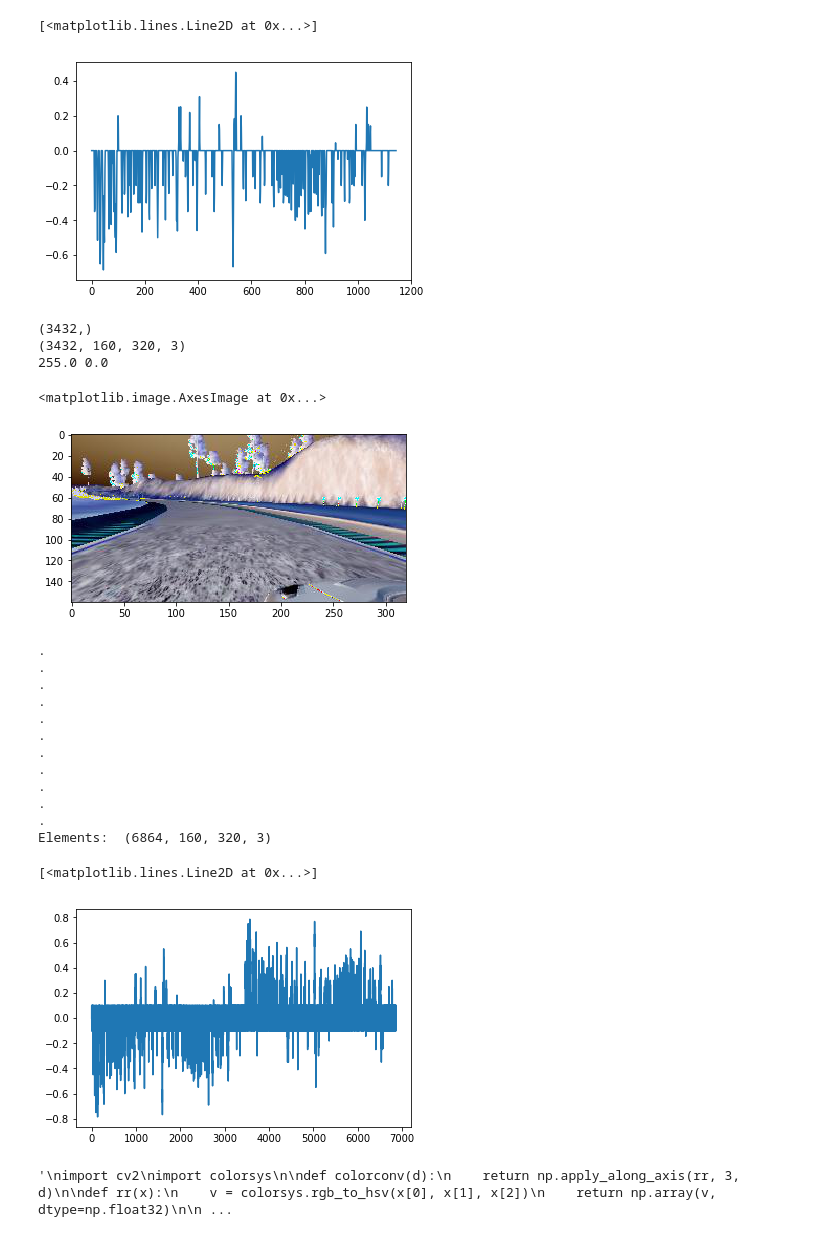
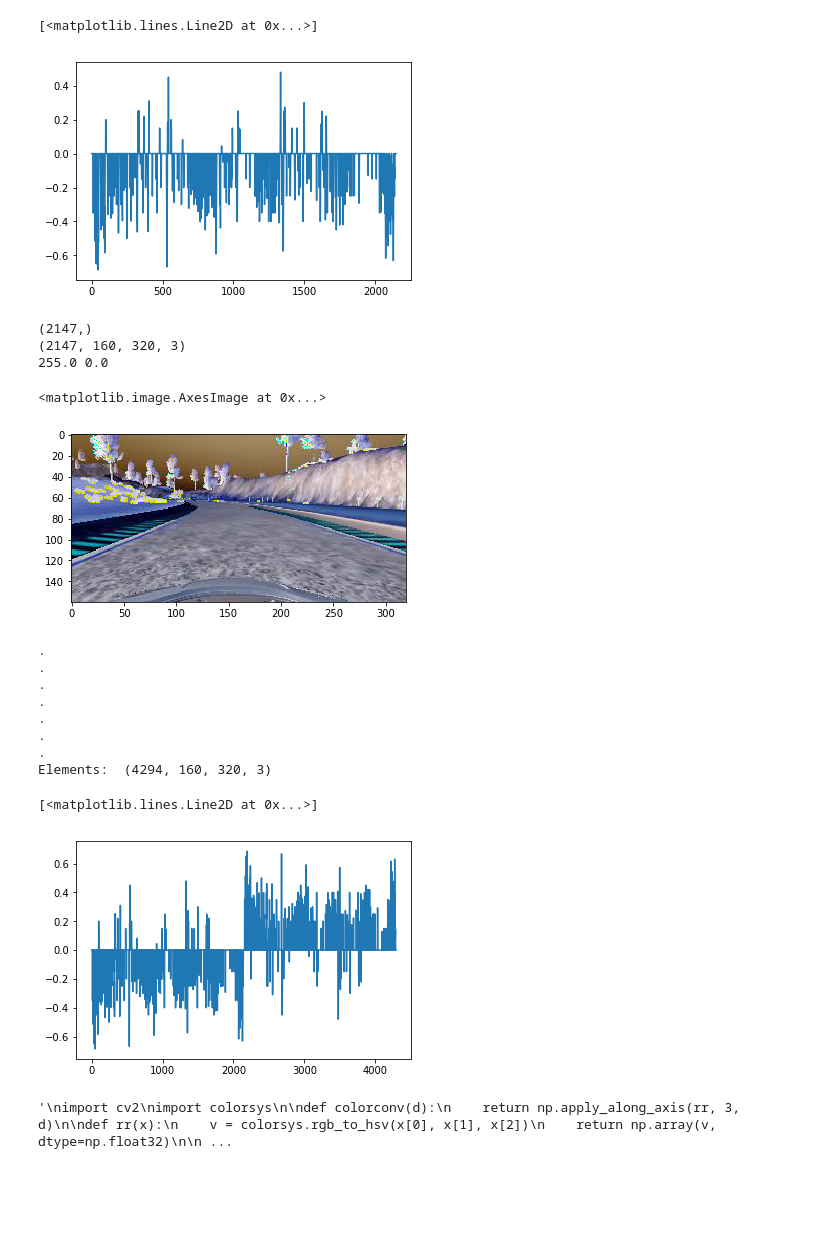
Before and after one commit to tempflip/CarND-Behavioral-Cloning-P3, a Jupyter notebook: generate_model.py.ipynb, the cells around one changed output. Cells and saved outputs as stored; diff of their text form; code cells hidden in the pictures; blank space fills up the shorter version.

```diff
--- a/generate_model.py.ipynb
+++ b/generate_model.py.ipynb
@@ -1,5 +1,5 @@
 # %%
-onServer = False
+onServer = True
 
 import csv
 import numpy as np
@@ -8,7 +8,7 @@ import matplotlib.pyplot as plt
 %matplotlib inline
 
 LOG_DIR = '/Users/tempflip/Desktop/rec2/'
-SERVER_LOG_DIR = '/home/carnd/rec/'
+SERVER_LOG_DIR = '/home/carnd/rec2/'
 LOG_FILE  = 'driving_log.csv'
 log = []
 
@@ -30,49 +30,50 @@ with open(dr + '/' + LOG_FILE, 'r') as f:
 plt.plot(log['STEERING'])
 # %% [output]
 [<matplotlib.lines.Line2D at 0x...>]
-[figure, old version]
+[figure, new version]
 # %%
 from scipy import misc
 im_list = []
 steering_targets = []
 STEERING_ADJUST = 0.1
 
 for i in range(len(log['CENTER'].values)):
     c, l, r = log[['CENTER', 'LEFT', 'RIGHT']].values[i]
     if onServer :
-        c.replace(LOG_DIR, SERVER_LOG_DIR)
-        l.replace(LOG_DIR, SERVER_LOG_DIR)
-        r.replace(LOG_DIR, SERVER_LOG_DIR)
+        c = c.replace(LOG_DIR, SERVER_LOG_DIR)
+        l = l.replace(LOG_DIR, SERVER_LOG_DIR)
+        r = r.replace(LOG_DIR, SERVER_LOG_DIR)
 
     # center camera
     im = misc.imread(c)
     im_list.append(im)
     steering_targets.append(log['STEERING'].values[i])
+
     # left camera
-    im = misc.imread(l)
-    im_list.append(im)
-    steering_targets.append(float(log['STEERING'].values[i]) + STEERING_ADJUST)
+    #im = misc.imread(l)
+    #im_list.append(im)
+    #steering_targets.append(float(log['STEERING'].values[i]) + STEERING_ADJUST)
     # right camera
     # left camera
-    im = misc.imread(r)
-    im_list.append(im)
-    steering_targets.append(float(log['STEERING'].values[i]) - STEERING_ADJUST)
+    #im = misc.imread(r)
+    #im_list.append(im)
+    #steering_targets.append(float(log['STEERING'].values[i]) - STEERING_ADJUST)
 
 im_list = np.array(im_list, dtype=np.float32)
 steering_targets = np.array(steering_targets, dtype=np.float32)
 
 assert(steering_targets.shape[0] == im_list.shape[0])
 
 print (steering_targets.shape)
 print (im_list.shape)
 print (np.max(im_list), np.min(im_list))
 plt.imshow(im_list[100])
 # %% [output]
-(3432,)
-(3432, 160, 320, 3)
+(2147,)
+(2147, 160, 320, 3)
 255.0 0.0
 <matplotlib.image.AxesImage at 0x...>
-[figure, old version]
+[figure, new version]
 # %%
 ## data augmentation
 
@@ -112,13 +113,9 @@ plt.plot(steering_targets)
 .
 .
 .
-.
-.
-.
-.
-Elements:  (6864, 160, 320, 3)
+Elements:  (4294, 160, 320, 3)
 [<matplotlib.lines.Line2D at 0x...>]
-[figure, old version]
+[figure, new version]
 # %%
 """
 import cv2
```
Also changed, not shown: parts of 5 cells of this notebook.
